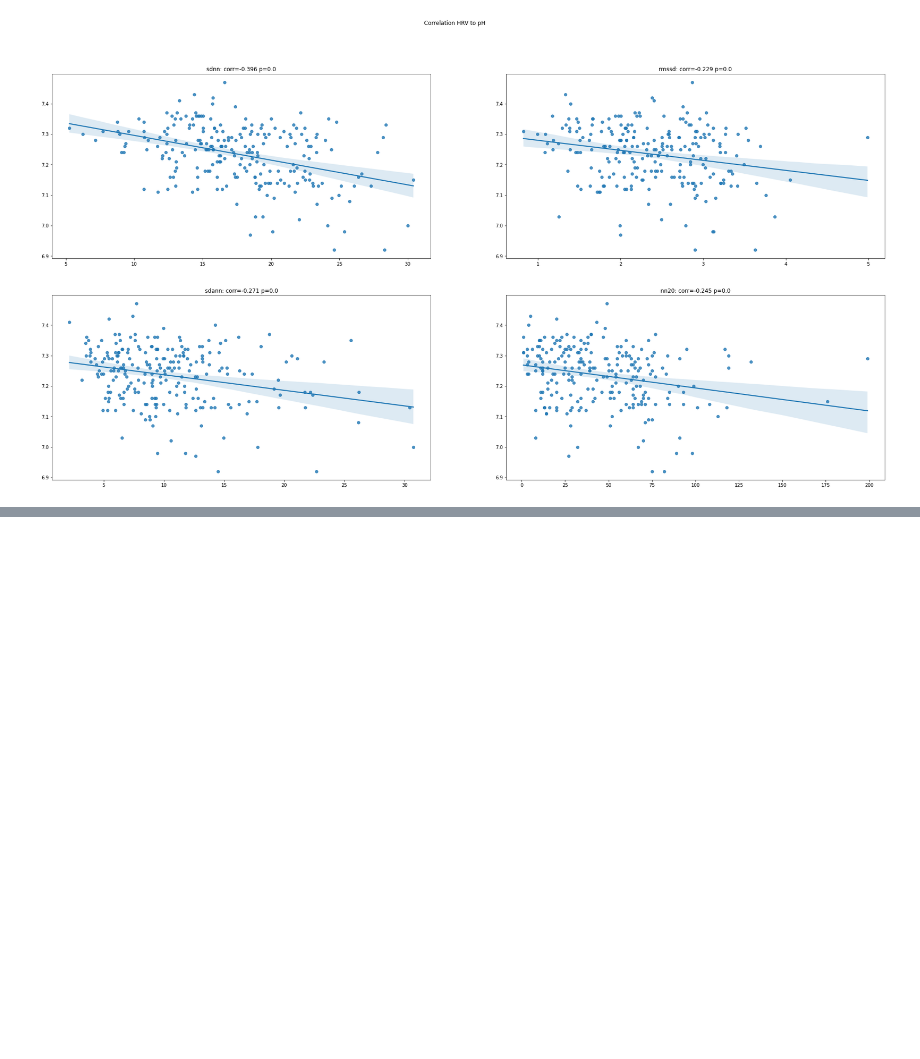
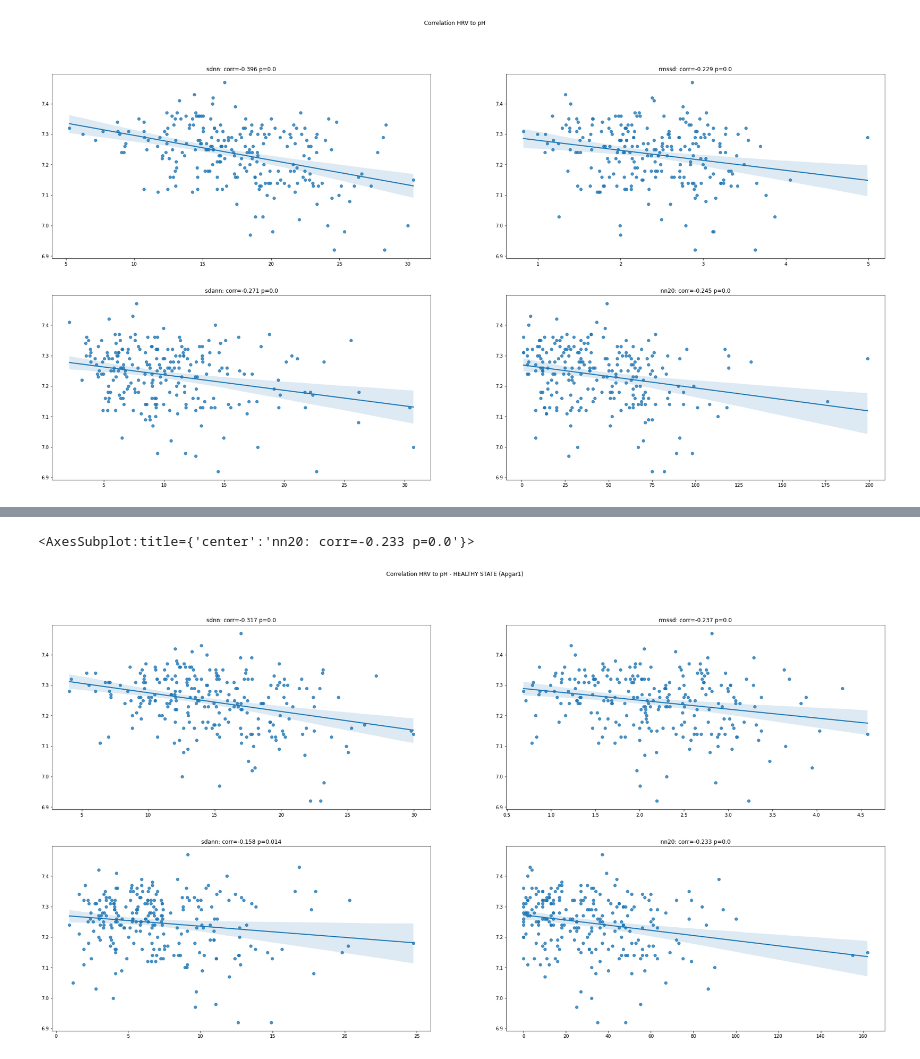
Before and after one commit to igeor/Cardiotocographic-Signal-Classification-based-on-Heart-Rate-Variability, a Jupyter notebook: report.ipynb, the cells around one changed output, grey strips where cells are left out. Saved outputs shown, nothing was run; the diff lists cells and outputs as text; code cells hidden in the pictures; blank space fills up the shorter version.

```diff
--- a/report.ipynb
+++ b/report.ipynb
@@ -351,0 +411,30 @@ sns.regplot(ax=axes[1][1], x=[hrv_val for _, hrv_val in df_fin['nn20'].iteritems
+# %%
+df1h_r = drop_restictions(df1h,'df1h')
+df1u_r = drop_restictions(df1u,'df1u')
+df5h_r = drop_restictions(df5h,'df5h')
+df5u_r = drop_restictions(df5u,'df5u')
+
+df1h_r_n = drop_noisy_records(df1h_r,thresh=NOISY_THRESH)
+df1u_r_n = drop_noisy_records(df1u_r,thresh=NOISY_THRESH)
+df5h_r_n = drop_noisy_records(df5h_r,thresh=NOISY_THRESH)
+df5u_r_n = drop_noisy_records(df5u_r,thresh=NOISY_THRESH)
+
+df1h_r_n_zs = drop_zero_segments(df1h_r_n, segment_size=SEGMENT_SIZE)
+df1u_r_n_zs = drop_zero_segments(df1u_r_n, segment_size=SEGMENT_SIZE)
+df5h_r_n_zs = drop_zero_segments(df5h_r_n, segment_size=SEGMENT_SIZE)
+df5u_r_n_zs = drop_zero_segments(df5u_r_n, segment_size=SEGMENT_SIZE)
+
+df1h_r_n_zs = df1h_r_n_zs.set_index('tag')
+df1u_r_n_zs = df1u_r_n_zs.set_index('tag')
+df5h_r_n_zs = df5h_r_n_zs.set_index('tag')
+df5u_r_n_zs = df5u_r_n_zs.set_index('tag')
+
+df1h_r_n_zs_sm = noise_retrieval(df1h_r_n_zs, thres=NOISE_RETRV_THRESH, n_prev_vals=N_PREV_VALS)
+df1u_r_n_zs_sm = noise_retrieval(df1u_r_n_zs, thres=NOISE_RETRV_THRESH, n_prev_vals=N_PREV_VALS)
+df5h_r_n_zs_sm = noise_retrieval(df5h_r_n_zs, thres=NOISE_RETRV_THRESH, n_prev_vals=N_PREV_VALS)
+df5u_r_n_zs_sm = noise_retrieval(df5u_r_n_zs, thres=NOISE_RETRV_THRESH, n_prev_vals=N_PREV_VALS)
+
+df1h_fin = compute_hrv(df1h_r_n_zs_sm)
+df1u_fin = compute_hrv(df1u_r_n_zs_sm)
+df5h_fin = compute_hrv(df5h_r_n_zs_sm)
+df5u_fin = compute_hrv(df5u_r_n_zs_sm)
@@ -351,0 +469,16 @@ sns.regplot(ax=axes[1][1], x=[hrv_val for _, hrv_val in df_fin['nn20'].iteritems
+# %%
+fig, axes = plt.subplots(2, 2, figsize=(32, 16))
+
+fig.suptitle('Correlation HRV to pH - HEALTHY STATE (Apgar1)')
+axes[0][0].set_title('sdnn: corr=' + str(round(get_correlation(df1h_fin, clmn1='sdnn')['pearsonr'][0][0],3)) + ' p=' + str(round(get_correlation(df1h_fin, clmn1='sdnn')['pearsonr'][0][1],3)));
+axes[0][1].set_title('rmssd: corr=' + str(round(get_correlation(df1h_fin, clmn1='rmssd')['pearsonr'][0][0],3)) + ' p=' + str(round(get_correlation(df1h_fin, clmn1='rmssd')['pearsonr'][0][1],3)));
+axes[1][0].set_title('sdann: corr=' + str(round(get_correlation(df1h_fin, clmn1='sdann')['pearsonr'][0][0],3)) + ' p=' + str(round(get_correlation(df1h_fin, clmn1='sdann')['pearsonr'][0][1],3)));
+axes[1][1].set_title('nn20: corr=' + str(round(get_correlation(df1h_fin, clmn1='nn20')['pearsonr'][0][0],3)) + ' p=' + str(round(get_correlation(df1h_fin, clmn1='nn20')['pearsonr'][0][1],3)));
+
+sns.regplot(ax=axes[0][0], x=[hrv_val for _, hrv_val in df1h_fin['sdnn'].iteritems()], y=[hrv_val for _, hrv_val in df1h_fin['pH'].iteritems()])
+sns.regplot(ax=axes[0][1], x=[hrv_val for _, hrv_val in df1h_fin['rmssd'].iteritems()], y=[hrv_val for _, hrv_val in df1h_fin['pH'].iteritems()])
+sns.regplot(ax=axes[1][0], x=[hrv_val for _, hrv_val in df1h_fin['sdann'].iteritems()], y=[hrv_val for _, hrv_val in df1h_fin['pH'].iteritems()])
+sns.regplot(ax=axes[1][1], x=[hrv_val for _, hrv_val in df1h_fin['nn20'].iteritems()], y=[hrv_val for _, hrv_val in df1h_fin['pH'].iteritems()])
+# %% [output]
+<AxesSubplot:title={'center':'nn20: corr=-0.233 p=0.0'}>
+[figure, added]
```
Also changed, not shown: parts of 26 cells of this notebook, 5 other files.
